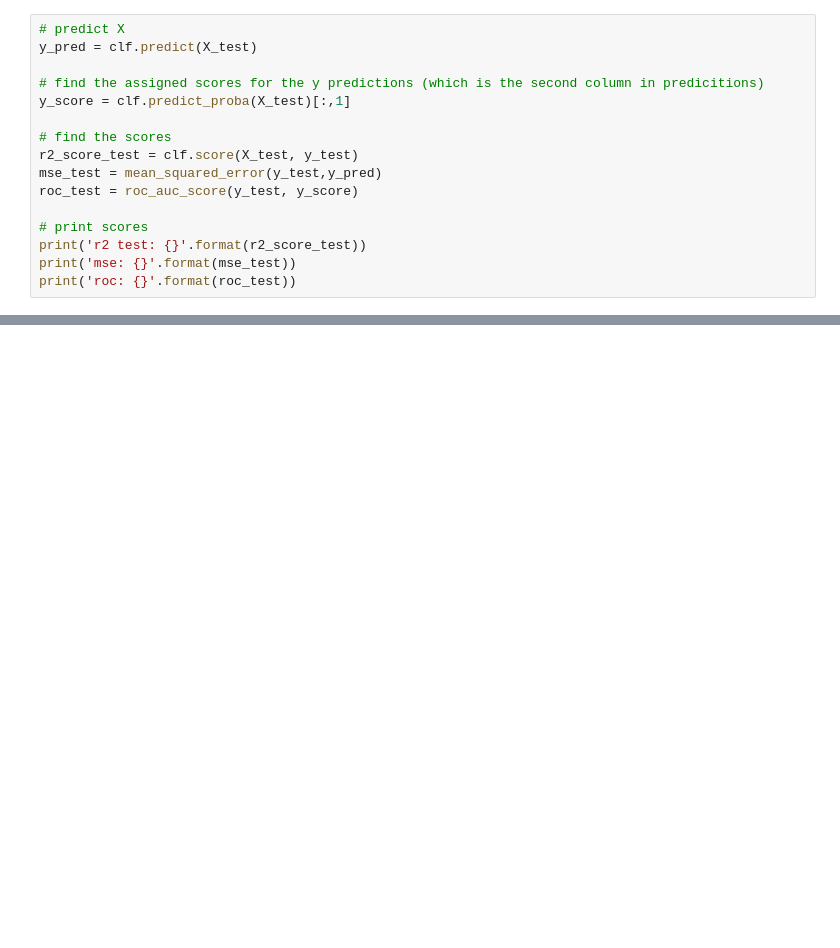
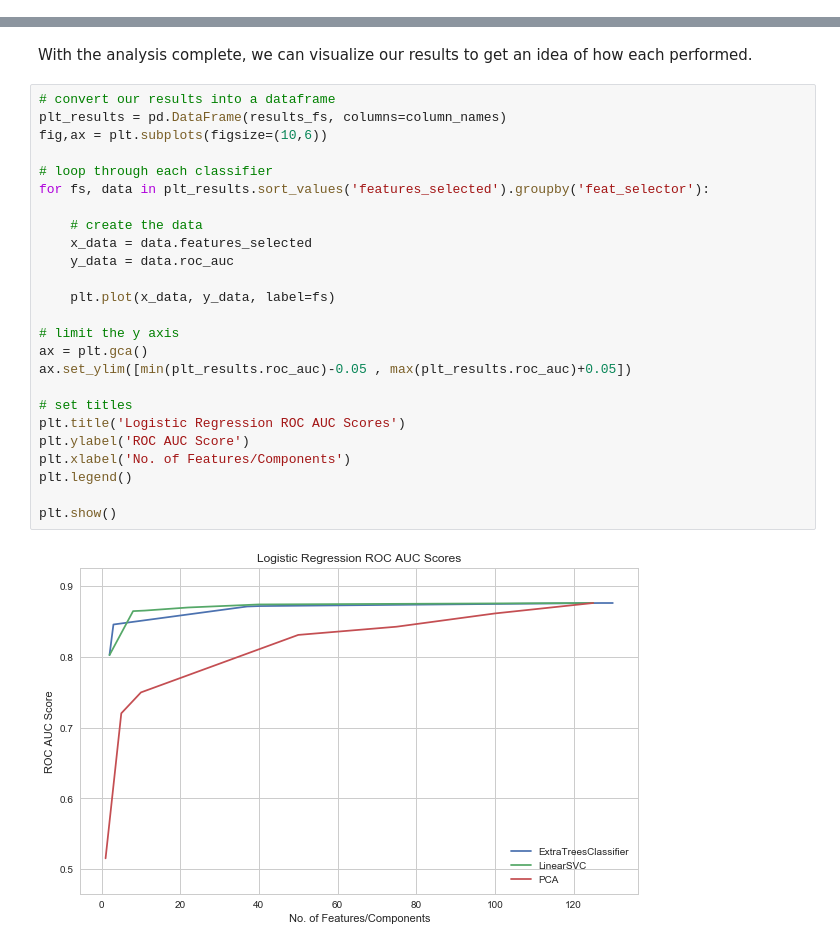
Before and after one commit to mrjgamble/K2DataScience, a Jupyter notebook: Projects/project2-predictive-modeling/notebooks/lending-club-classification.ipynb, the cells around one changed output, grey strips where cells are left out. Drawn from its saved outputs; the diff is of its cells as text; blank space fills up the shorter version.

```diff
--- a/Projects/project2-predictive-modeling/notebooks/lending-club-classification.ipynb
+++ b/Projects/project2-predictive-modeling/notebooks/lending-club-classification.ipynb
@@ -335,16 +382,0 @@ array([0, 1])
-# %%
-# predict X
-y_pred = clf.predict(X_test)
-
-# find the assigned scores for the y predictions (which is the second column in predicitions)
-y_score = clf.predict_proba(X_test)[:,1]
-
-# find the scores
-r2_score_test = clf.score(X_test, y_test)
-mse_test = mean_squared_error(y_test,y_pred)
-roc_test = roc_auc_score(y_test, y_score)
-
-# print scores
-print('r2 test: {}'.format(r2_score_test))
-print('mse: {}'.format(mse_test))
-print('roc: {}'.format(roc_test))
@@ -394,0 +512,29 @@ Am I approaching these questions incorrectly?
+# %% [markdown]
+With the analysis complete, we can visualize our results to get an idea of how each performed.
+# %%
+# convert our results into a dataframe
+plt_results = pd.DataFrame(results_fs, columns=column_names)
+fig,ax = plt.subplots(figsize=(10,6))
+
+# loop through each classifier
+for fs, data in plt_results.sort_values('features_selected').groupby('feat_selector'):
+
+    # create the data
+    x_data = data.features_selected
+    y_data = data.roc_auc
+
+    plt.plot(x_data, y_data, label=fs)
+
+# limit the y axis
+ax = plt.gca()
+ax.set_ylim([min(plt_results.roc_auc)-0.05 , max(plt_results.roc_auc)+0.05])
+
+# set titles
+plt.title('Logistic Regression ROC AUC Scores')
+plt.ylabel('ROC AUC Score')
+plt.xlabel('No. of Features/Components')
+plt.legend()
+
+plt.show()
+# %% [output]
+[figure, added]
```
Also changed, not shown: parts of 107 cells of this notebook.
